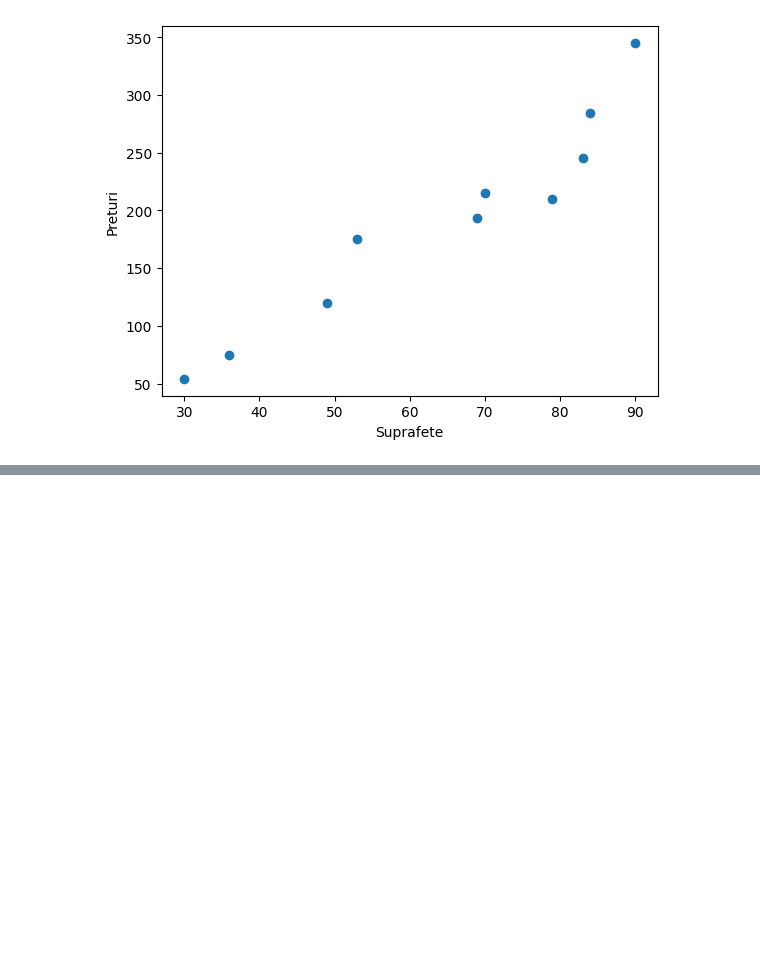
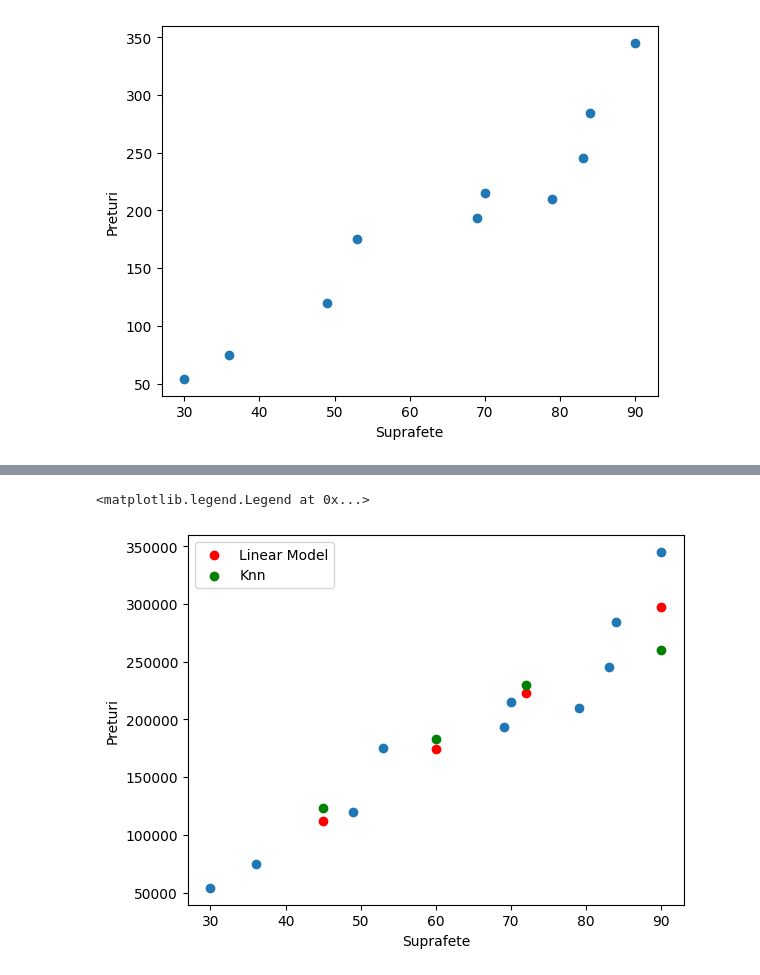
Before and after one commit to sojog/ML-NLP-DP-Bittnet-Iulie-2026, a Jupyter notebook: Ziua2/02.sklearn_intro.ipynb, the cells around one changed output, grey strips where cells are left out. Cells and saved outputs as stored; diff of their text form; code cells hidden in the pictures; blank space fills up the shorter version.

```diff
--- a/Ziua2/02.sklearn_intro.ipynb
+++ b/Ziua2/02.sklearn_intro.ipynb
@@ -94,0 +131,14 @@ Text(0, 0.5, 'Preturi')
+# %%
+plt.scatter(x, y)
+
+supraf = np.array([60, 72, 90, 45]).reshape(-1, 1)
+
+plt.scatter(supraf, model.predict(supraf), c="red", label="Linear Model")
+plt.scatter(supraf, knn_model.predict(supraf), c="green", label="Knn")
+
+plt.xlabel("Suprafete")
+plt.ylabel("Preturi")
+plt.legend()
+# %% [output]
+<matplotlib.legend.Legend at 0x...>
+[figure, added]
```
Also changed, not shown: parts of 7 cells of this notebook, 2 other files.
